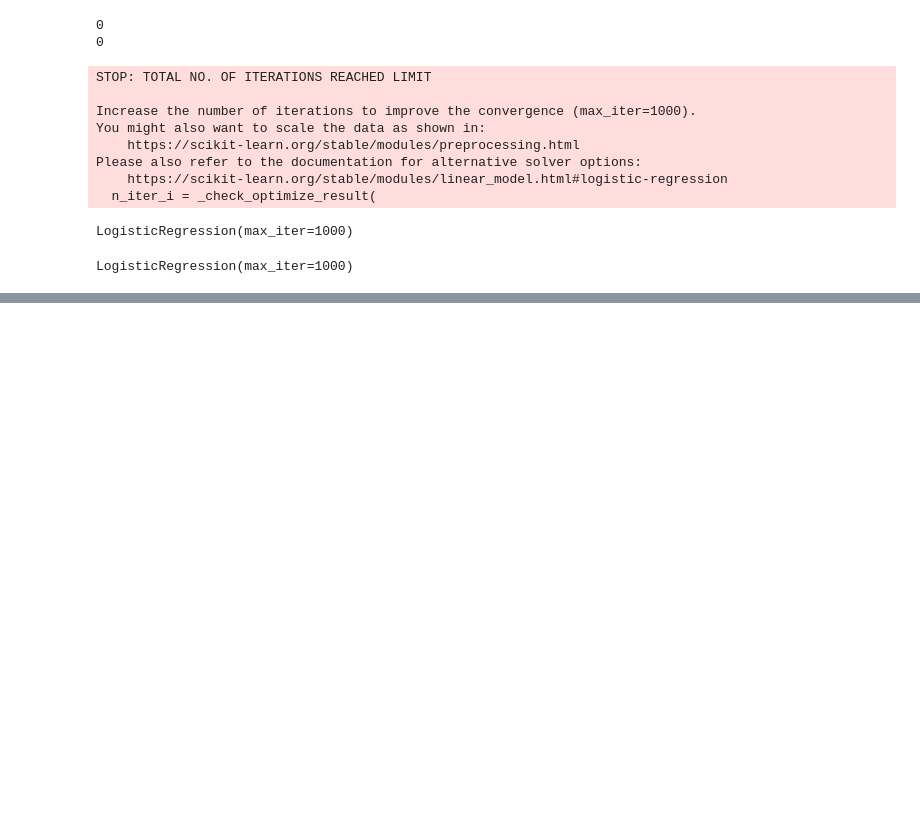
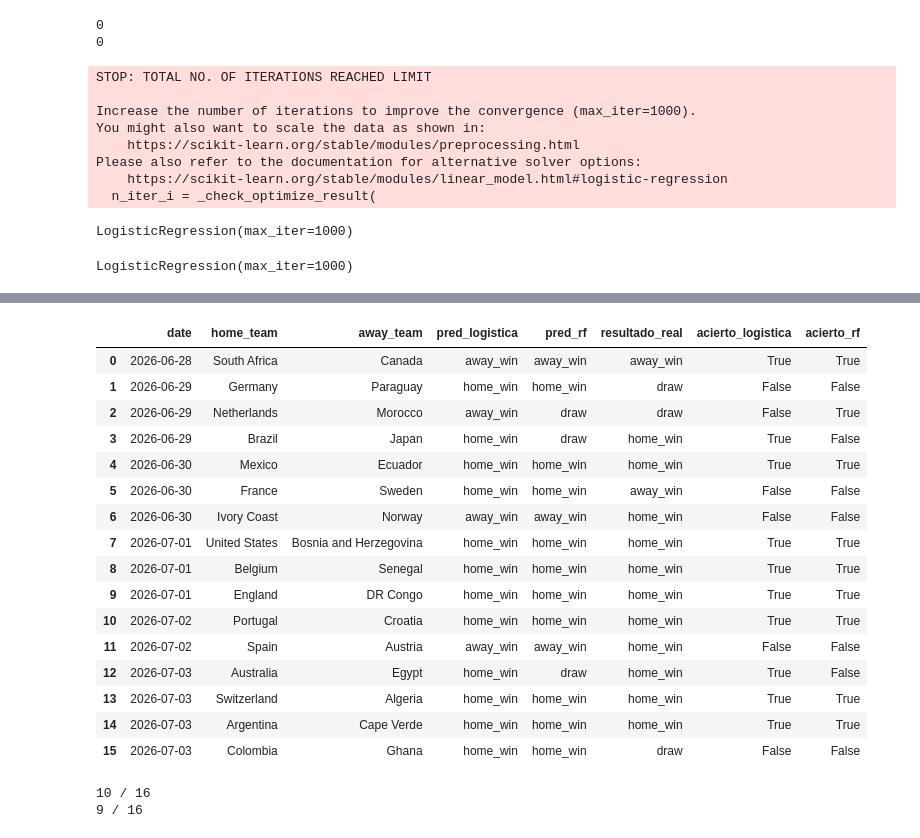
Before and after one commit to MaximilianoPalma03/mundial-predictor, a Jupyter notebook: notebooks/02_modelo.ipynb, the cells around one changed output, grey strips where cells are left out. Drawn from its saved outputs; the diff is of its cells as text; code cells hidden in the pictures; blank space fills up the shorter version.

```diff
--- a/notebooks/02_modelo.ipynb
+++ b/notebooks/02_modelo.ipynb
@@ -191,0 +495,34 @@ NameError: name 'predicciones' is not defined
+# %%
+resultados_reales = pd.read_csv('../data/raw/resultados_dieciseisavos.csv')
+predicciones = pd.read_csv('../outputs/predicciones_dieciseisavos_2026-06-28.csv')
+
+resumen_16 = predicciones.copy()
+resumen_16['resultado_real'] = resultados_reales['resultado']
+resumen_16['acierto_logistica'] = resumen_16['pred_logistica'] == resumen_16['resultado_real']
+resumen_16['acierto_rf'] = resumen_16['pred_rf'] == resumen_16['resultado_real']
+
+resumen_16
+# %% [output]
+|  | date | home_team | away_team | pred_logistica | pred_rf | resultado_real | acierto_logistica | acierto_rf |
+| 0 | 2026-06-28 | South Africa | Canada | away_win | away_win | away_win | True | True |
+| 1 | 2026-06-29 | Germany | Paraguay | home_win | home_win | draw | False | False |
+| 2 | 2026-06-29 | Netherlands | Morocco | away_win | draw | draw | False | True |
+| 3 | 2026-06-29 | Brazil | Japan | home_win | draw | home_win | True | False |
+| 4 | 2026-06-30 | Mexico | Ecuador | home_win | home_win | home_win | True | True |
+| 5 | 2026-06-30 | France | Sweden | home_win | home_win | away_win | False | False |
+| 6 | 2026-06-30 | Ivory Coast | Norway | away_win | away_win | home_win | False | False |
+| 7 | 2026-07-01 | United States | Bosnia and Herzegovina | home_win | home_win | home_win | True | True |
+| 8 | 2026-07-01 | Belgium | Senegal | home_win | home_win | home_win | True | True |
+| 9 | 2026-07-01 | England | DR Congo | home_win | home_win | home_win | True | True |
+| 10 | 2026-07-02 | Portugal | Croatia | home_win | home_win | home_win | True | True |
+| 11 | 2026-07-02 | Spain | Austria | away_win | away_win | home_win | False | False |
+| 12 | 2026-07-03 | Australia | Egypt | home_win | draw | home_win | True | False |
+| 13 | 2026-07-03 | Switzerland | Algeria | home_win | home_win | home_win | True | True |
+| 14 | 2026-07-03 | Argentina | Cape Verde | home_win | home_win | home_win | True | True |
+| 15 | 2026-07-03 | Colombia | Ghana | home_win | home_win | draw | False | False |
+# %%
+print(resumen_16['acierto_logistica'].sum(), '/', len(resumen_16))
+print(resumen_16['acierto_rf'].sum(), '/', len(resumen_16))
+# %% [output]
+10 / 16
+9 / 16
```
Also changed, not shown: parts of 42 cells of this notebook, 12 other files.
